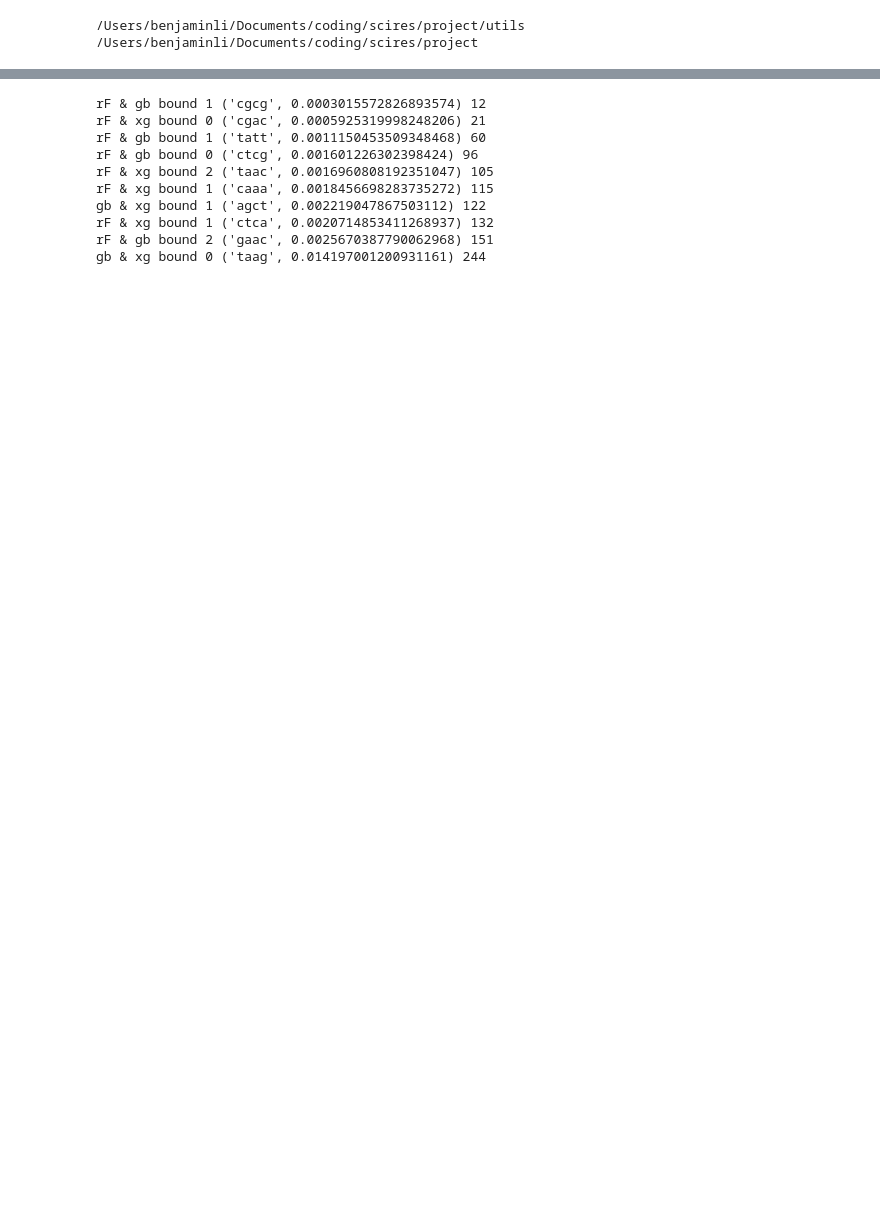
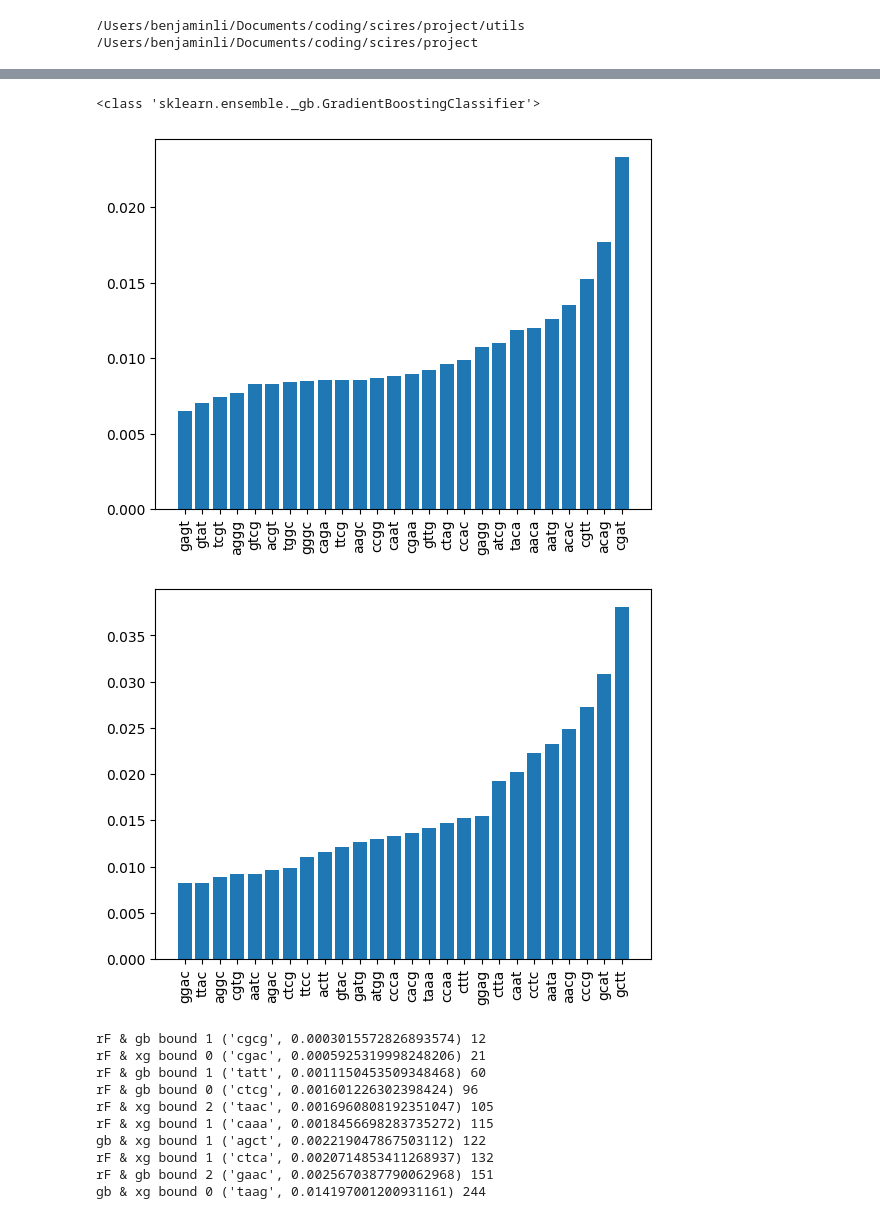
Before and after one commit to 25benjaminli/zoonotic-prediction, a Jupyter notebook: validate/validate.ipynb, the cells around one changed output, grey strips where cells are left out. Cells and saved outputs as stored; diff of their text form; code cells hidden in the pictures; blank space fills up the shorter version.

```diff
--- a/validate/validate.ipynb
+++ b/validate/validate.ipynb
@@ -188 +115,17 @@ plt.show()
+# %%
+"""
+validation_utils.draw_roc_curve(nardus_gradBoost.best_estimator_, X_test, y_test)
+validation_utils.draw_roc_curve(best_xgboost, X_test, y_test)
+validation_utils.draw_roc_curve(best_rF, X_test, y_test)
+validation_utils.draw_roc_curve(best_gradBoost, X_test, y_test)
+validation_utils.draw_roc_curve(mlp, X_test, y_test)
+
+"""
+print(type(nardus_gradBoost.best_estimator_))
+validation_utils.draw_feature_importances(nardus_gradBoost.best_estimator_, X_test)
+validation_utils.draw_feature_importances(best_gradBoost, X_test)
+# %% [output]
+<class 'sklearn.ensemble._gb.GradientBoostingClassifier'>
+[figure, added]
+[figure, added]
 # %%
```
Also changed, not shown: parts of 13 cells of this notebook, 13 other files.
